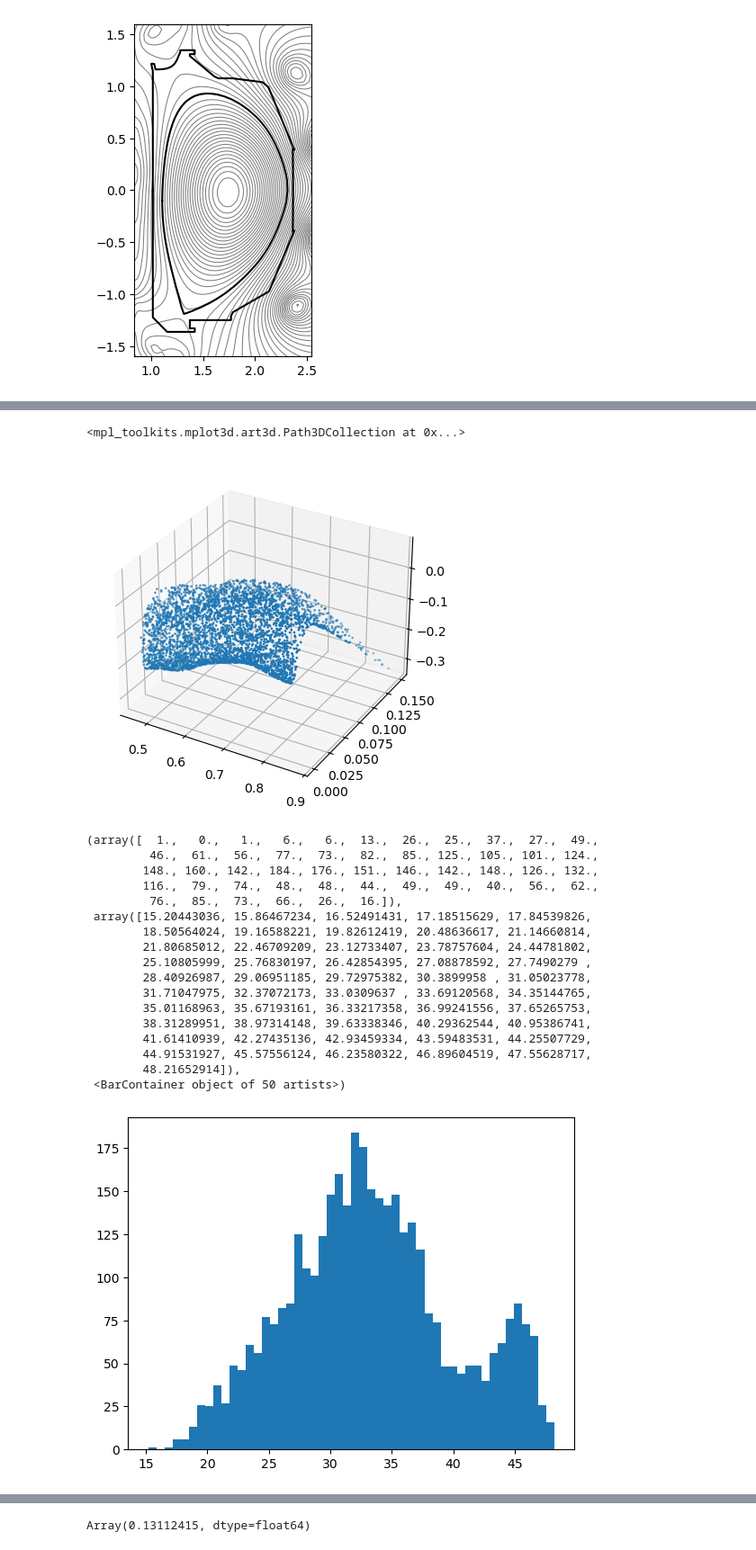
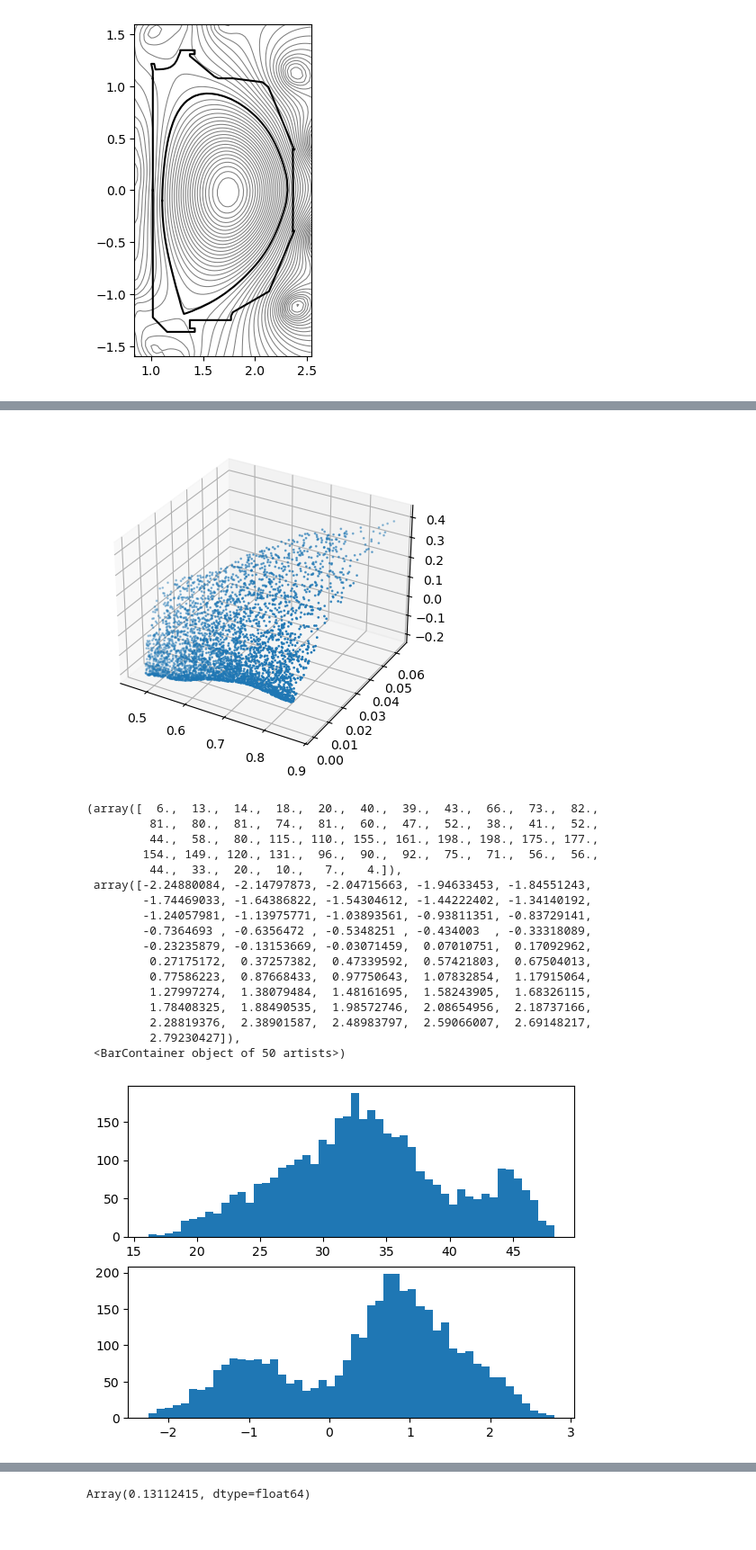
Before and after one commit to Maplenormandy/c1lgkt-jax, a Jupyter notebook: bin/diffrax_scratch.ipynb, the cells around one changed output, grey strips where cells are left out. Shown: that part at 90% size. Cells and saved outputs as stored; diff of their text form; code cells hidden in the pictures.

```diff
--- a/bin/diffrax_scratch.ipynb
+++ b/bin/diffrax_scratch.ipynb
@@ -164,36 +161,44 @@ plt.quiver(lphi[filter]/eq.psix, action[filter], plot_tor / jnp.std(plot_tor), p
 # %%
-%matplotlib inline
 fig = plt.figure()
 ax = fig.add_subplot(projection='3d')
 
 filter = np.logical_and((np.round(winding_pol) == 0), (np.round(winding_vll) == +1))
-ax.scatter(lphi[filter] / eq.psix, action[filter], ham[filter] - 30*action[filter]/(2*jnp.pi), s=1)
+ax.scatter(lphi[filter] / eq.psix, action[filter], ham[filter], s=1)
+
+np.savez('./tests/orbit_data.npz',
+         lphi=lphi,
+         action=action,
+         ham=ham,
+         winding_pol=winding_pol,
+         winding_vll=winding_vll)
 # %% [output]
-<mpl_toolkits.mplot3d.art3d.Path3DCollection at 0x...>
-[figure, old version]
+[figure, new version]
 # %%
 %matplotlib inline
 plt.figure()
+plt.subplot(211)
 plt.hist(omega_pol[filter], bins=50)
+plt.subplot(212)
+plt.hist(omega_tor[filter], bins=50)
 # %% [output]
-(array([  1.,   0.,   1.,   6.,   6.,  13.,  26.,  25.,  37.,  27.,  49.,
-         46.,  61.,  56.,  77.,  73.,  82.,  85., 125., 105., 101., 124.,
-        148., 160., 142., 184., 176., 151., 146., 142., 148., 126., 132.,
-        116.,  79.,  74.,  48.,  48.,  44.,  49.,  49.,  40.,  56.,  62.,
-         76.,  85.,  73.,  66.,  26.,  16.]),
- array([15.20443036, 15.86467234, 16.52491431, 17.18515629, 17.84539826,
-        18.50564024, 19.16588221, 19.82612419, 20.48636617, 21.14660814,
-        21.80685012, 22.46709209, 23.12733407, 23.78757604, 24.44781802,
-        25.10805999, 25.76830197, 26.42854395, 27.08878592, 27.7490279 ,
-        28.40926987, 29.06951185, 29.72975382, 30.3899958 , 31.05023778,
-        31.71047975, 32.37072173, 33.0309637 , 33.69120568, 34.35144765,
-        35.01168963, 35.67193161, 36.33217358, 36.99241556, 37.65265753,
-        38.31289951, 38.97314148, 39.63338346, 40.29362544, 40.95386741,
-        41.61410939, 42.27435136, 42.93459334, 43.59483531, 44.25507729,
-        44.91531927, 45.57556124, 46.23580322, 46.89604519, 47.55628717,
-        48.21652914]),
+(array([  6.,  13.,  14.,  18.,  20.,  40.,  39.,  43.,  66.,  73.,  82.,
+         81.,  80.,  81.,  74.,  81.,  60.,  47.,  52.,  38.,  41.,  52.,
+         44.,  58.,  80., 115., 110., 155., 161., 198., 198., 175., 177.,
+        154., 149., 120., 131.,  96.,  90.,  92.,  75.,  71.,  56.,  56.,
+         44.,  33.,  20.,  10.,   7.,   4.]),
+ array([-2.24880084, -2.14797873, -2.04715663, -1.94633453, -1.84551243,
+        -1.74469033, -1.64386822, -1.54304612, -1.44222402, -1.34140192,
+        -1.24057981, -1.13975771, -1.03893561, -0.93811351, -0.83729141,
+        -0.7364693 , -0.6356472 , -0.5348251 , -0.434003  , -0.33318089,
+        -0.23235879, -0.13153669, -0.03071459,  0.07010751,  0.17092962,
+         0.27175172,  0.37257382,  0.47339592,  0.57421803,  0.67504013,
+         0.77586223,  0.87668433,  0.97750643,  1.07832854,  1.17915064,
+         1.27997274,  1.38079484,  1.48161695,  1.58243905,  1.68326115,
+         1.78408325,  1.88490535,  1.98572746,  2.08654956,  2.18737166,
+         2.28819376,  2.38901587,  2.48983797,  2.59066007,  2.69148217,
+         2.79230427]),
  <BarContainer object of 50 artists>)
-[figure, old version]
+[figure, new version]
 # %%
 plt.figure()
 filter = np.logical_or((np.round(winding_pol) == -1), (np.round(winding_pol) == +1))
```
Also changed, not shown: parts of 4 cells of this notebook, 3 other files.
